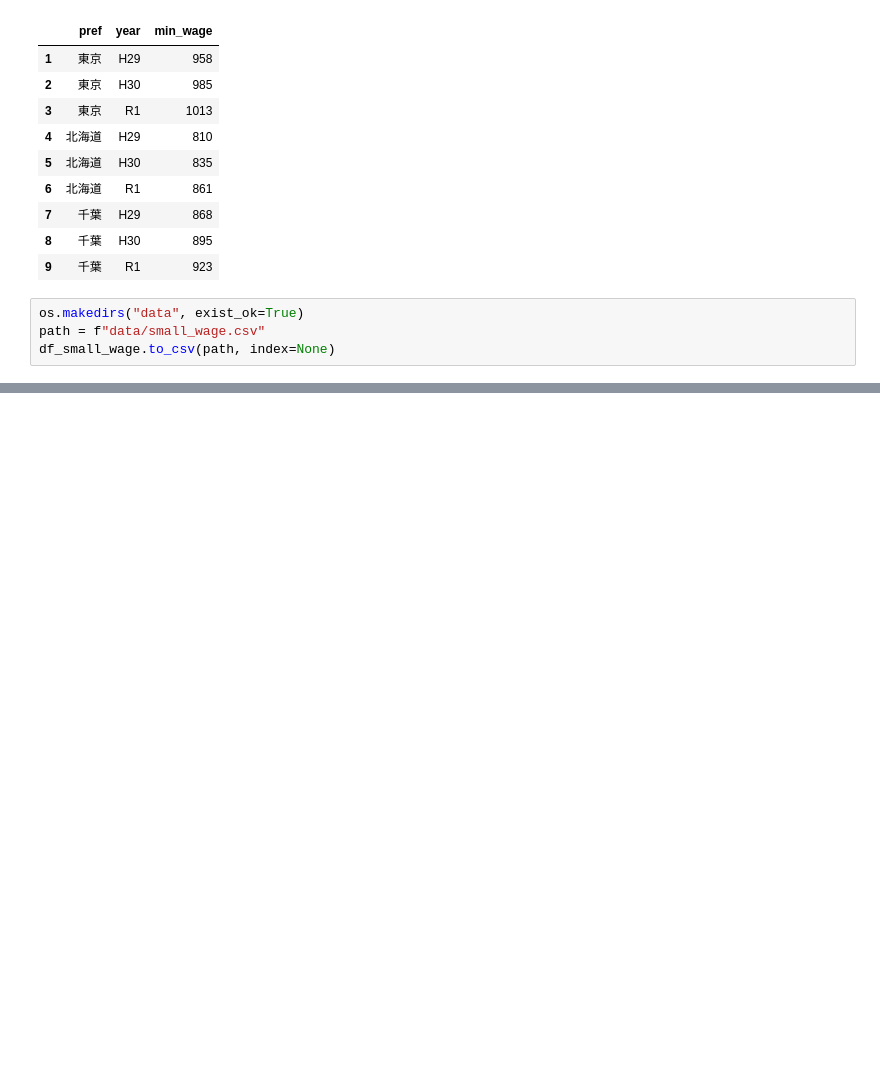
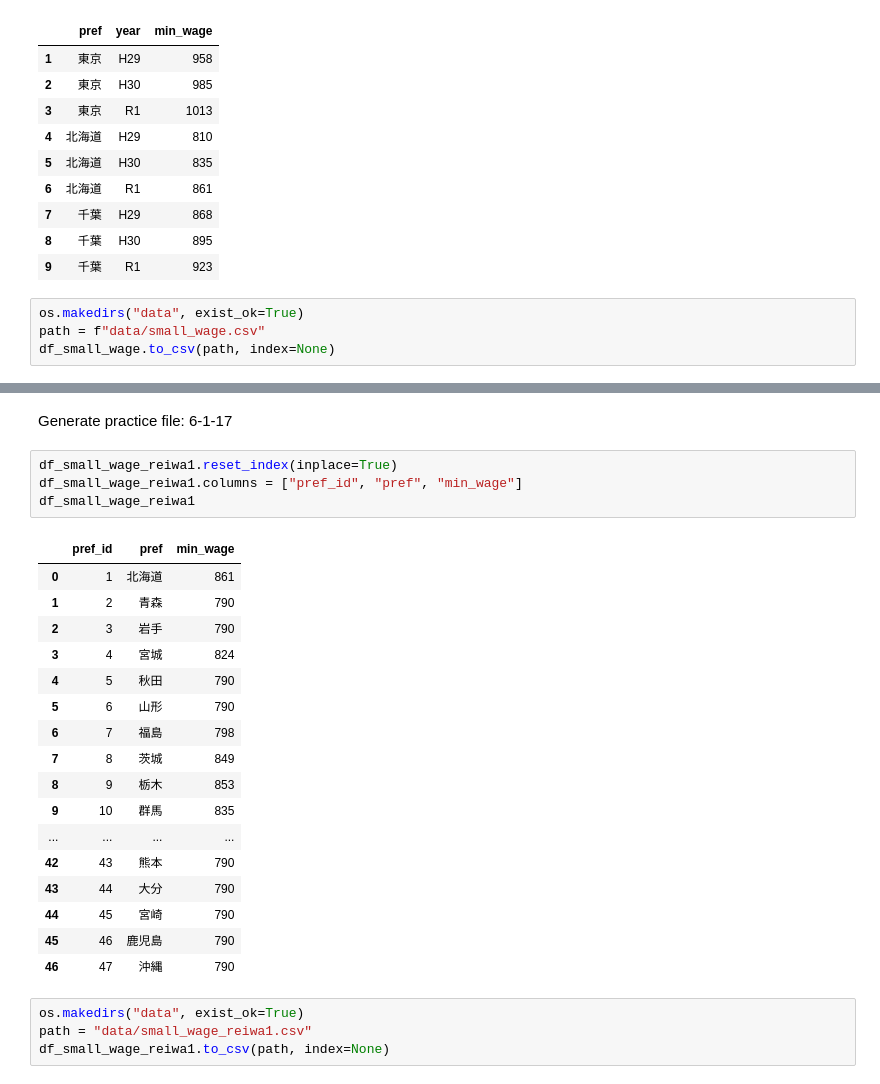
Before and after one commit to 1024xx4/practice_big_query, a Jupyter notebook: kobo.ipynb, the cells around one changed output, grey strips where cells are left out. Saved outputs shown, nothing was run; the diff lists cells and outputs as text; blank space fills up the shorter version.

Commit message:
Collect: Practice data を作成する#7
6-1-17
令和元年の都道府県別最低賃金Table

```diff
--- a/kobo.ipynb
+++ b/kobo.ipynb
@@ -397,0 +470,28 @@ df_small_wage.to_csv(path, index=None)
+# %% [markdown]
+Generate practice file: 6-1-17
+# %%
+df_small_wage_reiwa1.reset_index(inplace=True)
+df_small_wage_reiwa1.columns = ["pref_id", "pref", "min_wage"]
+df_small_wage_reiwa1
+# %% [output]
+|  | pref_id | pref | min_wage |
+| 0 | 1 | 北海道 | 861 |
+| 1 | 2 | 青森 | 790 |
+| 2 | 3 | 岩手 | 790 |
+| 3 | 4 | 宮城 | 824 |
+| 4 | 5 | 秋田 | 790 |
+| 5 | 6 | 山形 | 790 |
+| 6 | 7 | 福島 | 798 |
+| 7 | 8 | 茨城 | 849 |
+| 8 | 9 | 栃木 | 853 |
+| 9 | 10 | 群馬 | 835 |
+| ... | ... | ... | ... |
+| 42 | 43 | 熊本 | 790 |
+| 43 | 44 | 大分 | 790 |
+| 44 | 45 | 宮崎 | 790 |
+| 45 | 46 | 鹿児島 | 790 |
+| 46 | 47 | 沖縄 | 790 |
+# %%
+os.makedirs("data", exist_ok=True)
+path = "data/small_wage_reiwa1.csv"
+df_small_wage_reiwa1.to_csv(path, index=None)
```
Also changed, not shown: parts of 1 cell of this notebook, 2 other files.
